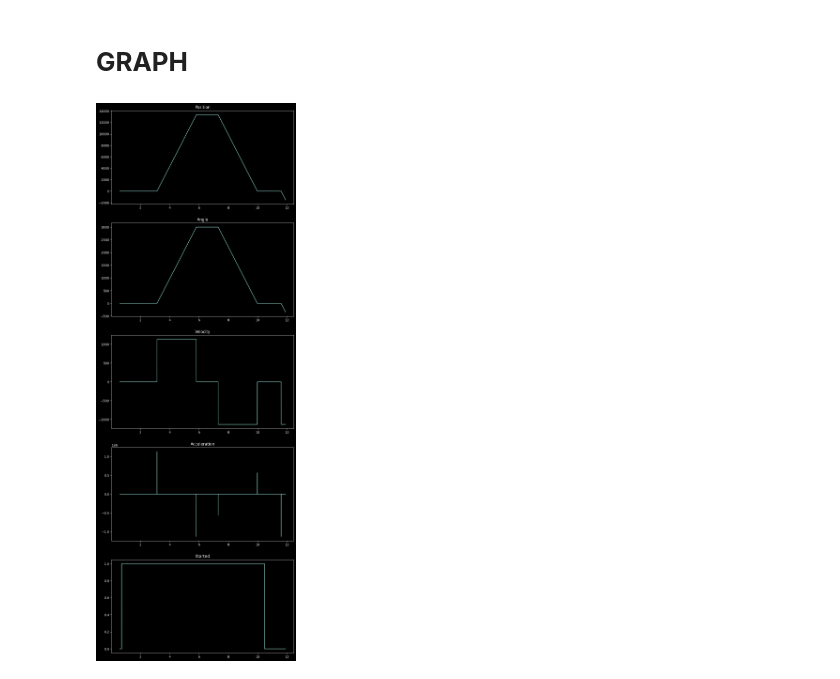
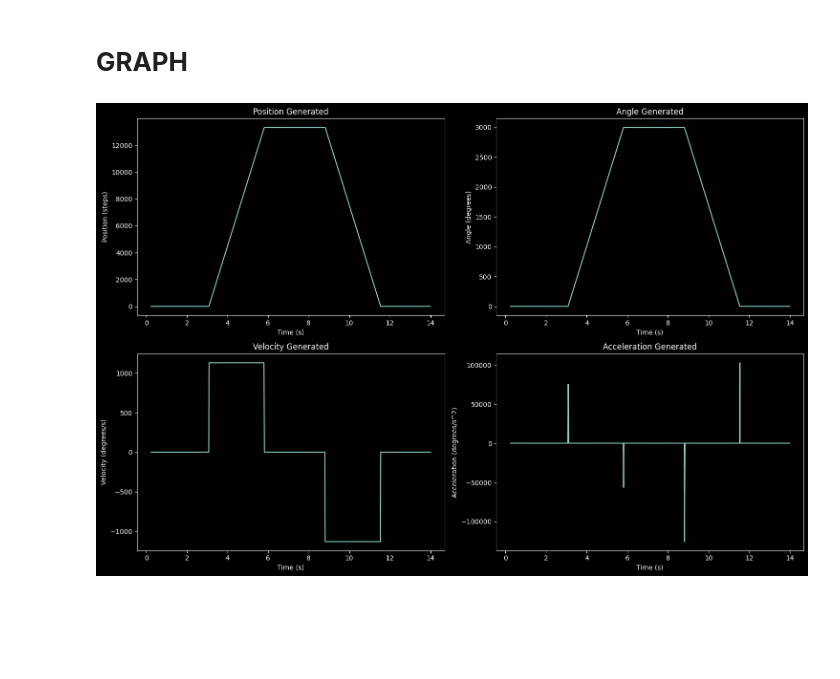
Before and after one commit to omzlette/Auto-Checkers, a Jupyter notebook: plotgraphNOLOAD.ipynb, the cells around one changed output. Cells and saved outputs as stored; diff of their text form; code cells hidden in the pictures; blank space fills up the shorter version.

```diff
--- a/plotgraphNOLOAD.ipynb
+++ b/plotgraphNOLOAD.ipynb
@@ -88,9 +142,9 @@ df.plot(x='Time', y='Angle', title='Angle vs Time (Encoder)')
 # %%
 #calibrate the encoder
-df['Angle Encoder'] = df['Angle Encoder'] - df['Angle Encoder'].iloc[0]
+df_encoder['Angle Encoder'] = df_encoder['Angle Encoder'] - df_encoder['Angle Encoder'].iloc[0]
 # %%
 # Change direction of angle
-df['Angle Encoder'] = -df['Angle Encoder']
+df_encoder['Angle Encoder'] = -df_encoder['Angle Encoder']
 
-df.plot(x='Time', y='Angle', title='Angle vs Time (Encoder)')
+df_encoder.plot(x='Time', y='Angle Encoder', title='Angle vs Time (Encoder)')
 # %% [output]
@@ -99,11 +167,11 @@ df.plot(x='Time', y='Angle', title='Angle vs Time (Encoder)')
 # %%
 # dfEncoder['Radian'] = np.deg2rad(dfEncoder['Angle'])
 # dfEncoder['Velocity'] = dfEncoder['Radian'].diff() / dfEncoder['Time'].diff()
-df['Velocity Encoder'] = df['Angle Encoder'].diff() / df['Time'].diff()
-df['Velocity Encoder'] = df['Velocity Encoder'].fillna(0)
+df_encoder['Velocity Encoder'] = df_encoder['Angle Encoder'].diff() / df_encoder['Time'].diff()
+df_encoder['Velocity Encoder'] = df_encoder['Velocity Encoder'].fillna(0)
 
-df['Acceleration Encoder'] = df['Velocity Encoder'].diff() / df['Time'].diff()
-df['Acceleration Encoder'] = df['Acceleration Encoder'].fillna(0)
+df_encoder['Acceleration Encoder'] = df_encoder['Velocity Encoder'].diff() / df_encoder['Time'].diff()
+df_encoder['Acceleration Encoder'] = df_encoder['Acceleration Encoder'].fillna(0)
 
-df.head()
+df_encoder.head()
 # %% [output]
@@ -117,17 +199,25 @@ df.head()
 # columnsDF = ['Position', 'Angle', 'Radian', 'Velocity', 'Acceleration', 'Started', 'Time']
 # columnsDFEncoder = ['Raw Angle', 'Angle', 'Radian', 'Velocity', 'Acceleration', 'Match Flag', 'Started', 'Time']
 
-columnsDF = ['Position Generated', 'Velocity Generated', 'Acceleration Generated', 'Raw Angle', 'Angle Encoder', 'Velocity Encoder', 'Acceleration Encoder', 'Time']
+columnsDF = ['Position Generated', 'Angle Generated', 'Velocity Generated', 'Acceleration Generated', 'Time']
+columnsDFEncoder = ['Raw Angle', 'Angle Encoder', 'Velocity Encoder', 'Acceleration Encoder', 'Time']
 
 df = df[columnsDF]
+df_encoder = df_encoder[columnsDFEncoder]
 # %% [markdown]
 # **GRAPH**
 # %%
-fig, ax = plt.subplots((len(columnsDF) - 1) / 2, 2, figsize=(10, 30))
+units = ['steps', 'degrees', 'degrees/s', 'degrees/s^2', 's']
+
+fig, ax = plt.subplots((len(columnsDF)) // 2, 2, figsize=(15, 10))
 for i, col in enumerate(columnsDF):
     if col == 'Time':
         continue
     ax[i // 2, i % 2].plot(df['Time'], df[col])
     ax[i // 2, i % 2].set_title(col)
+    ax[i // 2, i % 2].set_xlabel('Time (s)')
+    ax[i // 2, i % 2].set_ylabel(col.split(' ')[0] + ' (' + units[i] + ')')
+
+fig.tight_layout()
 # %% [output]
-[figure, old version]
+[figure, new version]
```
Also changed, not shown: parts of 42 cells of this notebook, 17 other files.
